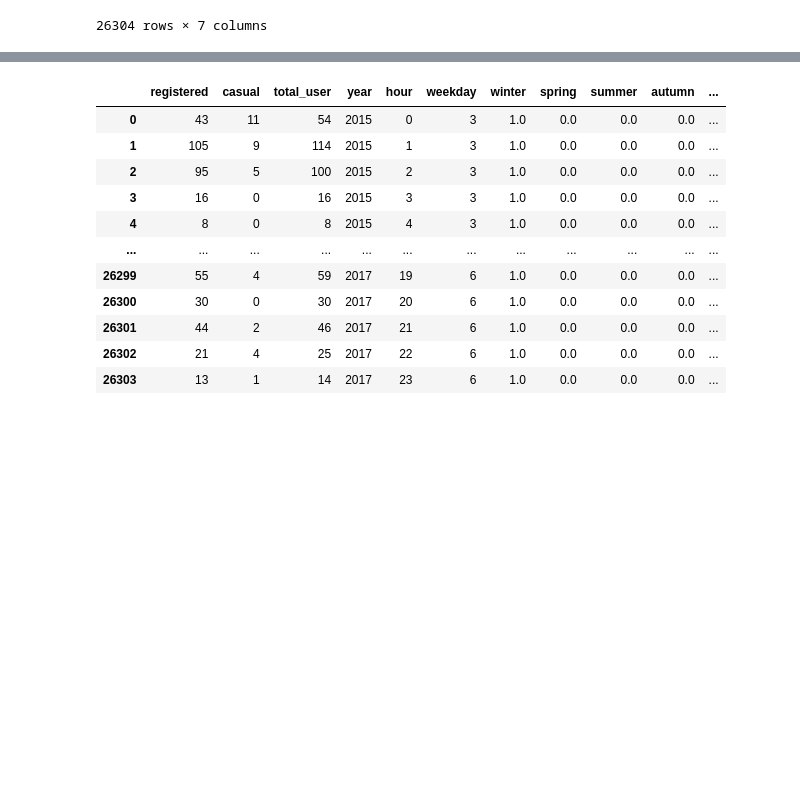
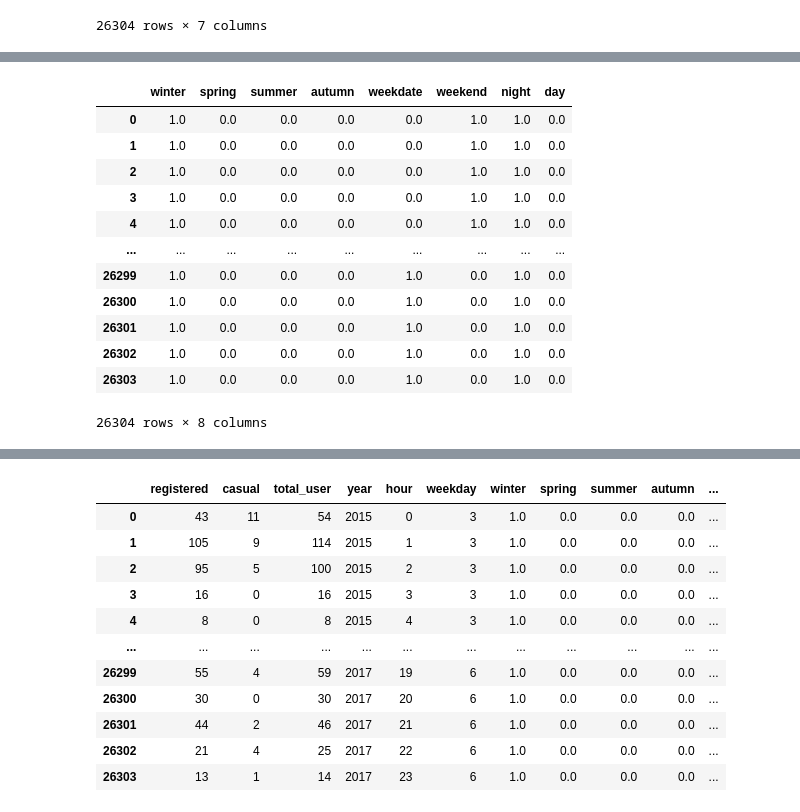
Before and after one commit to lvuduy/Capital-Bike-Share, a Jupyter notebook: ML Regression.ipynb, the cells around one changed output, grey strips where cells are left out. Saved outputs shown, nothing was run; the diff lists cells and outputs as text; code cells hidden in the pictures; blank space fills up the shorter version.

```diff
--- a/ML Regression.ipynb
+++ b/ML Regression.ipynb
@@ -597,0 +741,17 @@ strong multicollinearity problems or that the design matrix is singular.
+# %%
+X = X_Onehotencode_w_day_night.iloc[:,6:15]
+X
+# %% [output]
+|  | winter | spring | summer | autumn | weekdate | weekend | night | day |
+| 0 | 1.0 | 0.0 | 0.0 | 0.0 | 0.0 | 1.0 | 1.0 | 0.0 |
+| 1 | 1.0 | 0.0 | 0.0 | 0.0 | 0.0 | 1.0 | 1.0 | 0.0 |
+| 2 | 1.0 | 0.0 | 0.0 | 0.0 | 0.0 | 1.0 | 1.0 | 0.0 |
+| 3 | 1.0 | 0.0 | 0.0 | 0.0 | 0.0 | 1.0 | 1.0 | 0.0 |
+| 4 | 1.0 | 0.0 | 0.0 | 0.0 | 0.0 | 1.0 | 1.0 | 0.0 |
+| ... | ... | ... | ... | ... | ... | ... | ... | ... |
+| 26299 | 1.0 | 0.0 | 0.0 | 0.0 | 1.0 | 0.0 | 1.0 | 0.0 |
+| 26300 | 1.0 | 0.0 | 0.0 | 0.0 | 1.0 | 0.0 | 1.0 | 0.0 |
+| 26301 | 1.0 | 0.0 | 0.0 | 0.0 | 1.0 | 0.0 | 1.0 | 0.0 |
+| 26302 | 1.0 | 0.0 | 0.0 | 0.0 | 1.0 | 0.0 | 1.0 | 0.0 |
+| 26303 | 1.0 | 0.0 | 0.0 | 0.0 | 1.0 | 0.0 | 1.0 | 0.0 |
+26304 rows × 8 columns
```
Also changed, not shown: parts of 14 cells of this notebook, 3 other files.
